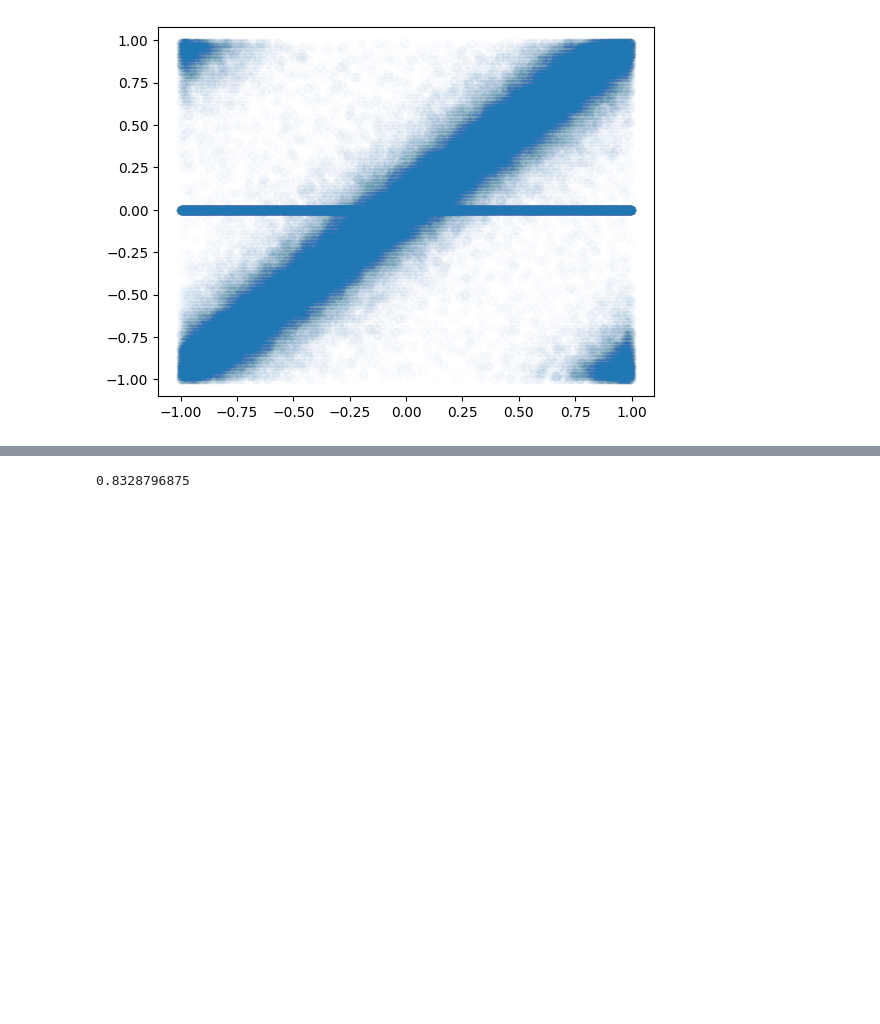
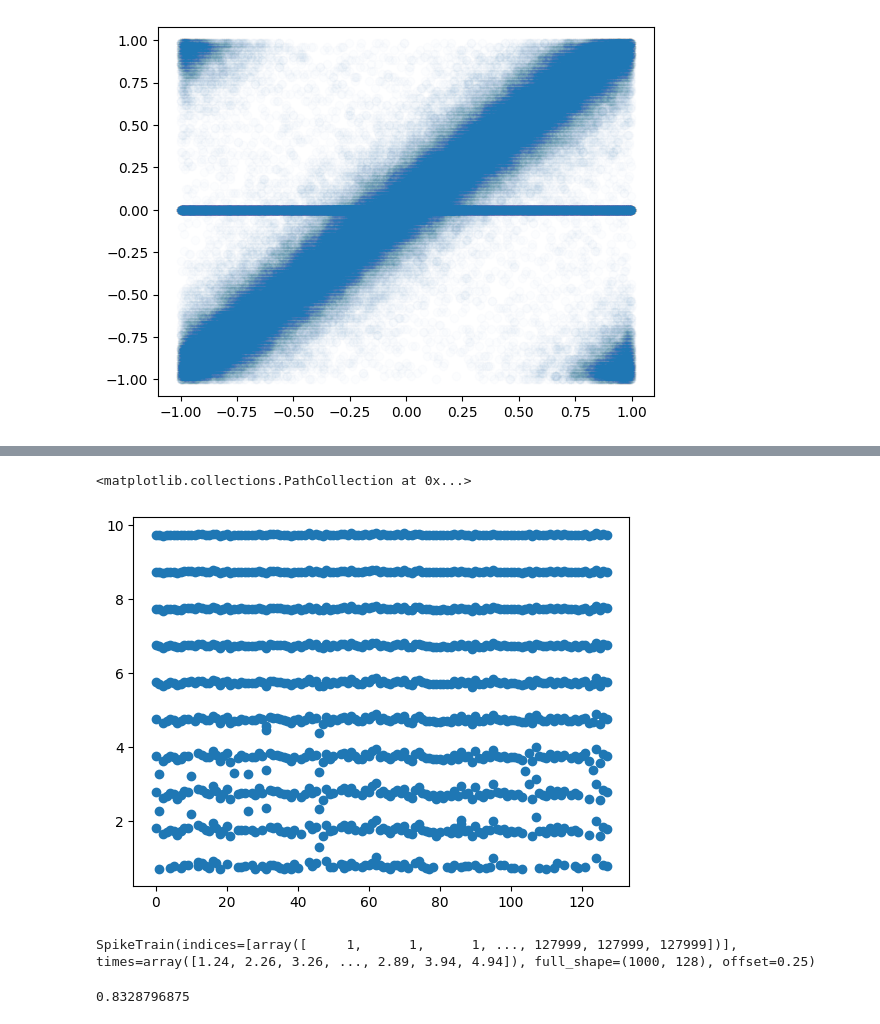
Before and after one commit to wilkieolin/phasor_jax, a Jupyter notebook: spiking test.ipynb, the cells around one changed output, grey strips where cells are left out. Drawn from its saved outputs; the diff is of its cells as text; code cells hidden in the pictures; blank space fills up the shorter version.

```diff
--- a/spiking test.ipynb
+++ b/spiking test.ipynb
@@ -115,0 +137,2 @@ bsp2 = train_to_phase(bs2)
+# %%
+bs1_i1 = cut_time(select_sample(bs1, 0), 5.0)
@@ -116,3 +169,12 @@ bsp2 = train_to_phase(bs2)
+# %%
+plt.scatter(bs1_i1.indices[0], bs1_i1.times)
+# %% [output]
+<matplotlib.collections.PathCollection at 0x...>
+[figure, added]
+# %%
+s1
+# %% [output]
+SpikeTrain(indices=[array([     1,      1,      1, ..., 127999, 127999, 127999])], times=array([1.24, 2.26, 3.26, ..., 2.89, 3.94, 4.94]), full_shape=(1000, 128), offset=0.25)
 # %%
 spiking_rate(bs2)
 # %% [output]
```
Also changed, not shown: parts of 9 cells of this notebook, 7 other files.
